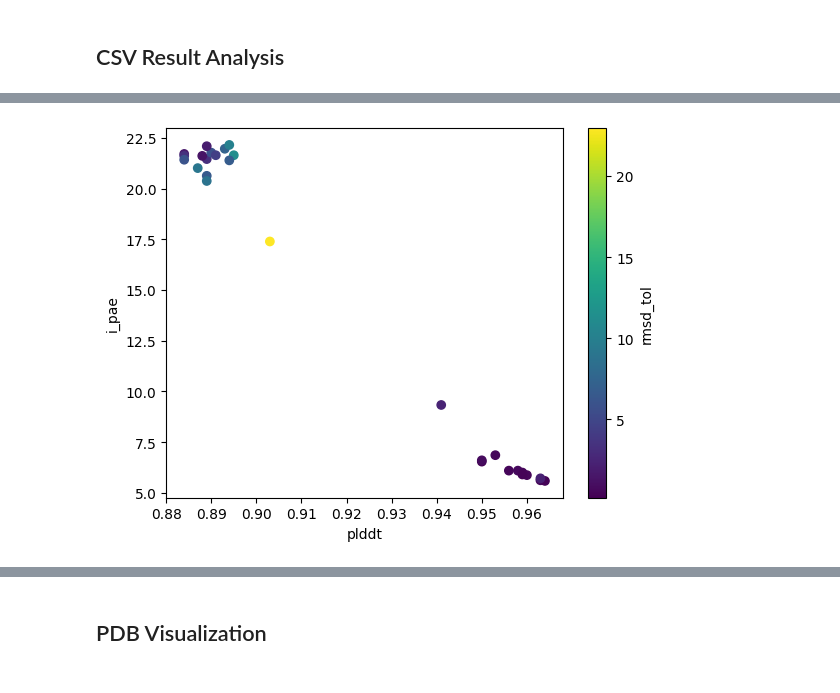
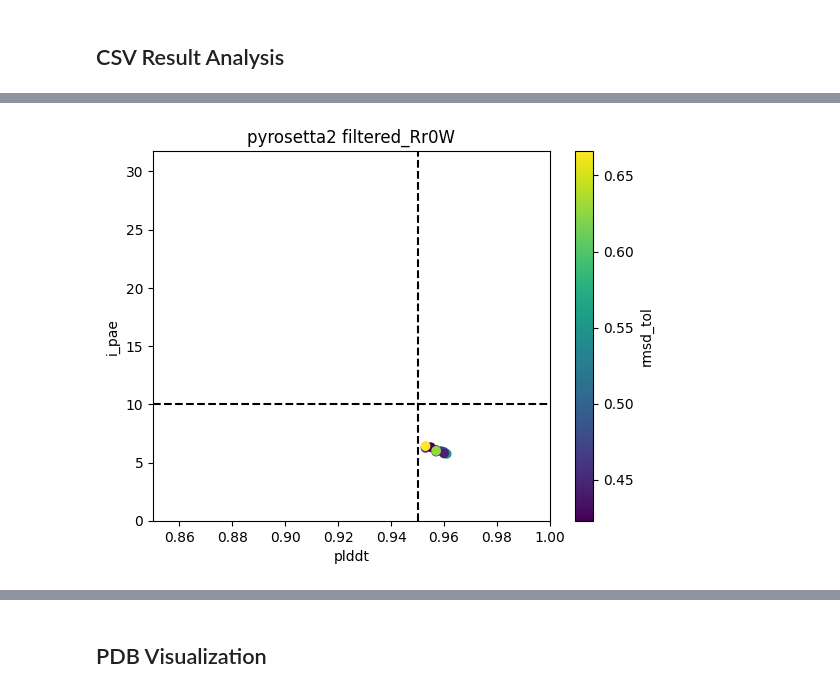
Before and after one commit to bramyeon/eval, a Jupyter notebook: colab/analyze.ipynb, the cells around one changed output, grey strips where cells are left out. Drawn from its saved outputs; the diff is of its cells as text; code cells hidden in the pictures.

```diff
--- a/colab/analyze.ipynb
+++ b/colab/analyze.ipynb
@@ -249,30 +260,46 @@ Filtered CSV saved successfully at: analysis_qVpu/filtered_qzsZ.csv
 # %%
 #@title Graph Plotting
 
 plot_save_name = 'trial.png' #@param {type:"string"}
-coverage = "all" #@param ['all','filtered']
+coverage = "filtered" #@param ['all','filtered']
 x_axis = 'plddt' #@param ['ddg_pre (f.k.a. ddg)','af_seed','af_model','af_recycle','plddt','ptm','i_ptm','pae','i_pae','multi','rmsd_tol','ddg_fin (f.k.a. ddg_final)']
 y_axis = 'i_pae' #@param ['ddg_pre (f.k.a. ddg)','af_seed','af_model','af_recycle','plddt','ptm','i_ptm','pae','i_pae','multi','rmsd_tol','ddg_fin (f.k.a. ddg_final)']
 color = 'rmsd_tol' #@param ['none', 'ddg_pre (f.k.a. ddg)','af_seed','af_model','af_recycle','plddt','ptm','i_ptm','pae','i_pae','multi','rmsd_tol','ddg_fin (f.k.a. ddg_final)']
+
+plot_save_name = f"{plot_save_name.replace('.png','')}_{token(4)}.png"
 
 if coverage == 'all':
     plot = df
 elif coverage == 'filtered':
     plot = df_
 
 if color == 'none':
     plt.scatter(plot[x_axis], plot[y_axis])
 else:
     plt.scatter(plot[x_axis], plot[y_axis], c=plot[color], cmap='viridis')
     plt.colorbar(label=color)
 
+if coverage == 'all':
+    plt.title(csv_file[analyze].split('.')[0])
+elif coverage == 'filtered':
+    plt.title(f"{csv_file[analyze].replace('.csv', '')} {csv_save_name.replace('.csv', '')}")
+
 plt.xlabel(x_axis)
 plt.ylabel(y_axis)
+
+if x_axis == 'plddt':
+    plt.xlim(0.85, 1.0)
+    plt.axvline(x=0.95, color='black', linestyle='--')
+
+if y_axis == 'i_pae':
+    plt.ylim(0, 31.75)
+    plt.axhline(y=10, color='black', linestyle='--')
+
 plt.savefig(os.path.join(analysis_dir, plot_save_name))
 plt.show()
 plt.close()
 # %% [output]
-[figure, old version]
+[figure, new version]
 # %%
 #@title Download Analysis Results
 
```
Also changed, not shown: parts of 5 cells of this notebook.
